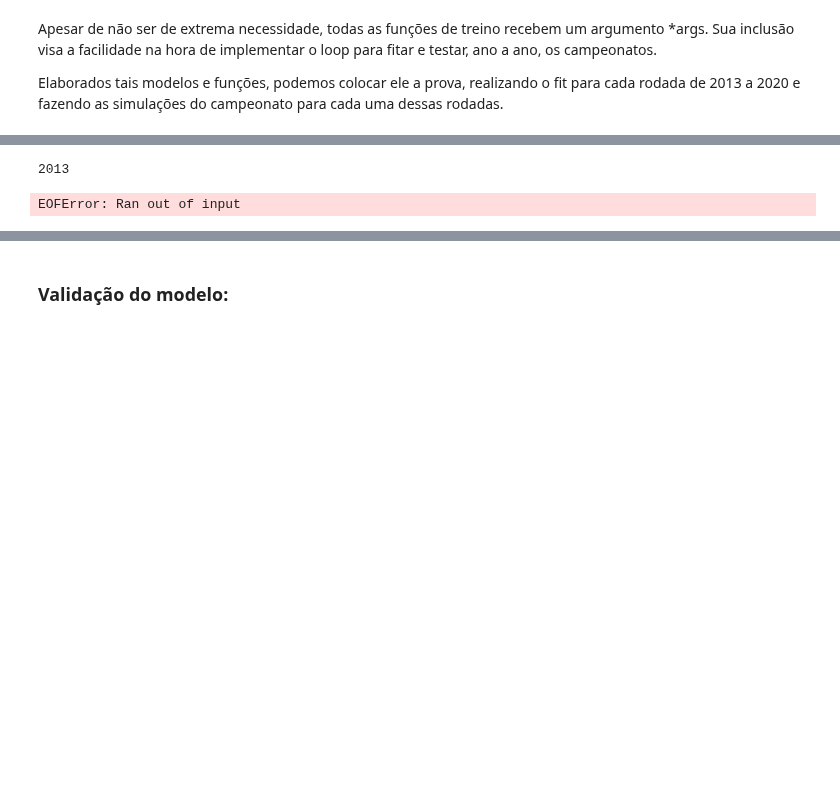
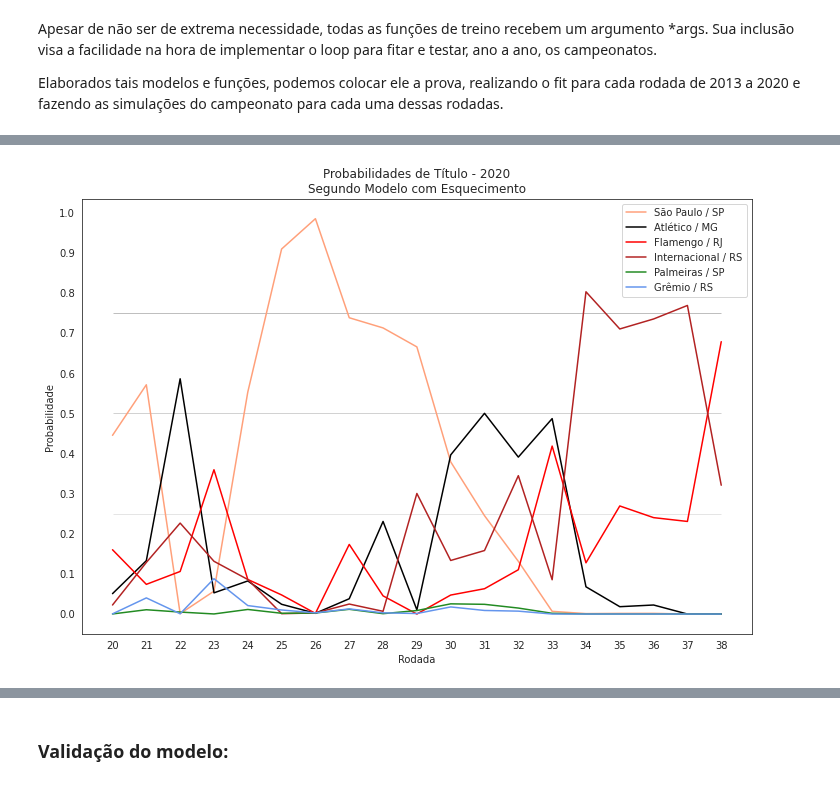
Before and after one commit to HannaRF/web-scraping, a Jupyter notebook: project.ipynb, the cells around one changed output, grey strips where cells are left out. Saved outputs shown, nothing was run; the diff lists cells and outputs as text; code cells hidden in the pictures; blank space fills up the shorter version.

Commit message:
added 2020 graphs

```diff
--- a/project.ipynb
+++ b/project.ipynb
@@ -1339,30 +1232,60 @@ def likelihood_simple_poisson(x, clubs, games):
 # %%
 for year in range(2013, 2021):
-    if f'results - {year} - 10K.json' not in glob('*.json'):
+    if f'Results/results - {year} - 10K.json' not in glob('Results/*.json'):
         results, exe_times, forces = run_models(models,
                                                 [year],
                                                 [i for i in range(20, 39)],
                                                 df,
                                                 n_sims = 10000)
 
-        with open(f'results - {year} - 10K.json', 'wb') as fp:
+        with open(f'Results/results - {year} - 10K.json', 'wb') as fp:
             pickle.dump(results, fp)
 
-        with open(f'execution time - {year} - 10K.json', 'wb') as fp:
+        with open(f'Results/execution time - {year} - 10K.json', 'wb') as fp:
             pickle.dump(exe_times, fp)
 
-        with open(f'forces - {year}.json', 'wb') as fp:
+        with open(f'Results/forces - {year}.json', 'wb') as fp:
             pickle.dump(exe_times, fp)
-    else:
-        with open(f'results - {year} - 10K.json', 'rb') as fp:
-            results = pickle.load(fp)
-
-        with open(f'execution time - {year} - 10K.json', 'rb') as fp:
-            exe_times = pickle.load(fp)
-
-        print(year)
-        with open(f'forces - {year}.json', 'rb') as fp:
-            forces = pickle.load(fp)
-# %% [output]
-2013
-EOFError: Ran out of input
+# %%
+plt.rcParams['figure.figsize'] = (12, 8)
+rds = [*range(20, 39)]
+year = 2020
+model = '8 - Modelo com Esquecimento'
+clubs = ['São Paulo / SP',
+         'Atlético / MG',
+         'Flamengo / RJ',
+         'Internacional / RS',
+         'Palmeiras / SP',
+         'Grêmio / RS']
+
+colors = ['lightsalmon',
+          'black',
+          'red',
+          'firebrick',
+          'forestgreen',
+          'cornflowerblue']
+
+with open(f'Results/results - {year} - 10K.json', 'rb') as fp:
+    results = pickle.load(fp)
+# %%
+for i in range(len(clubs)):
+    club = clubs[i]
+    color = colors[i]
+    champ = []
+    for rd in rds:
+        champ.append(results[model][year][rd][club][1] / 10000)
+
+    plt.plot(rds, champ, color, label = club)
+
+plt.hlines(0.75, 20, 38, color = 'gray', lw = 0.5)
+plt.hlines(0.5, 20, 38, color = 'gray', lw = 0.5, alpha = 0.7)
+plt.hlines(0.25, 20, 38, color = 'gray', lw = 0.5, alpha = 0.4)
+plt.xticks(rds)
+plt.xlabel('Rodada')
+plt.yticks([i/100 for i in range(0, 101, 10)])
+plt.ylabel('Probabilidade')
+plt.title(f'Probabilidades de Título - {year}\nSegundo {model[4:]}')
+plt.legend(loc = 'upper right')
+plt.show()
+# %% [output]
+[figure, added]
```
Also changed, not shown: parts of 8 cells of this notebook.
